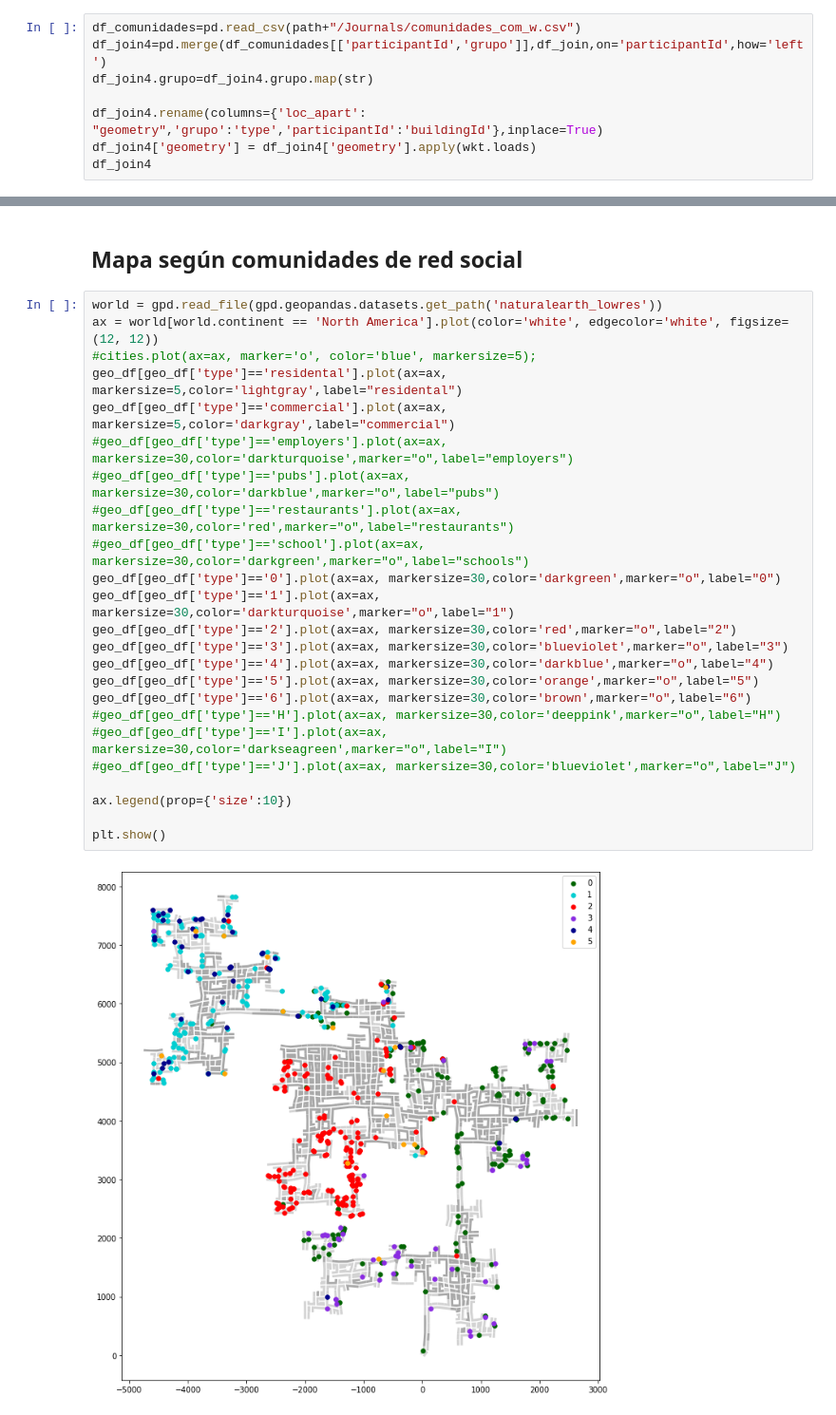
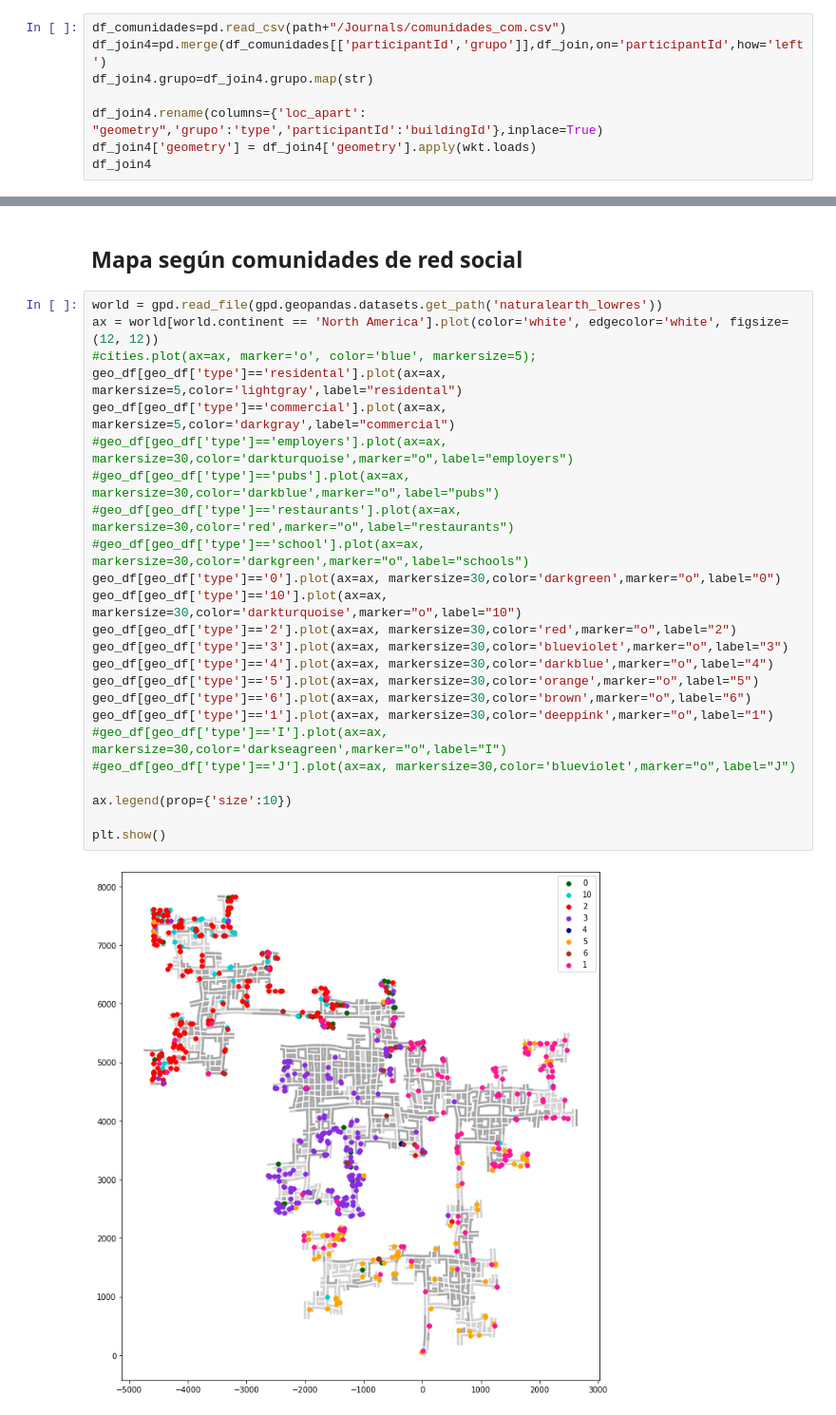
Before and after one commit to ffelicioni/tp_infoviz, a Jupyter notebook: Mapas_Vast_challenge.ipynb, the cells around one changed output, grey strips where cells are left out. Shown at 95% size. Cells and saved outputs as stored; diff of their text form.

```diff
--- a/Mapas_Vast_challenge.ipynb
+++ b/Mapas_Vast_challenge.ipynb
@@ -406,5 +408,5 @@ df_join3
 # %%
-df_comunidades=pd.read_csv(path+"/Journals/comunidades_com_w.csv")
+df_comunidades=pd.read_csv(path+"/Journals/comunidades_com.csv")
 df_join4=pd.merge(df_comunidades[['participantId','grupo']],df_join,on='participantId',how='left')
 df_join4.grupo=df_join4.grupo.map(str)
 
@@ -562,29 +564,29 @@ scatterplot
 # %%
 world = gpd.read_file(gpd.geopandas.datasets.get_path('naturalearth_lowres'))
 ax = world[world.continent == 'North America'].plot(color='white', edgecolor='white', figsize=(12, 12))
 #cities.plot(ax=ax, marker='o', color='blue', markersize=5);
 geo_df[geo_df['type']=='residental'].plot(ax=ax, markersize=5,color='lightgray',label="residental")
 geo_df[geo_df['type']=='commercial'].plot(ax=ax, markersize=5,color='darkgray',label="commercial")
 #geo_df[geo_df['type']=='employers'].plot(ax=ax, markersize=30,color='darkturquoise',marker="o",label="employers")
 #geo_df[geo_df['type']=='pubs'].plot(ax=ax, markersize=30,color='darkblue',marker="o",label="pubs")
 #geo_df[geo_df['type']=='restaurants'].plot(ax=ax, markersize=30,color='red',marker="o",label="restaurants")
 #geo_df[geo_df['type']=='school'].plot(ax=ax, markersize=30,color='darkgreen',marker="o",label="schools")
 geo_df[geo_df['type']=='0'].plot(ax=ax, markersize=30,color='darkgreen',marker="o",label="0")
-geo_df[geo_df['type']=='1'].plot(ax=ax, markersize=30,color='darkturquoise',marker="o",label="1")
+geo_df[geo_df['type']=='10'].plot(ax=ax, markersize=30,color='darkturquoise',marker="o",label="10")
 geo_df[geo_df['type']=='2'].plot(ax=ax, markersize=30,color='red',marker="o",label="2")
 geo_df[geo_df['type']=='3'].plot(ax=ax, markersize=30,color='blueviolet',marker="o",label="3")
 geo_df[geo_df['type']=='4'].plot(ax=ax, markersize=30,color='darkblue',marker="o",label="4")
 geo_df[geo_df['type']=='5'].plot(ax=ax, markersize=30,color='orange',marker="o",label="5")
 geo_df[geo_df['type']=='6'].plot(ax=ax, markersize=30,color='brown',marker="o",label="6")
-#geo_df[geo_df['type']=='H'].plot(ax=ax, markersize=30,color='deeppink',marker="o",label="H")
+geo_df[geo_df['type']=='1'].plot(ax=ax, markersize=30,color='deeppink',marker="o",label="1")
 #geo_df[geo_df['type']=='I'].plot(ax=ax, markersize=30,color='darkseagreen',marker="o",label="I")
 #geo_df[geo_df['type']=='J'].plot(ax=ax, markersize=30,color='blueviolet',marker="o",label="J")
 
 ax.legend(prop={'size':10})
 
 plt.show()
 # %% [output]
-[figure, old version]
+[figure, new version]
 # %%
 df_comunidades.grupo.value_counts()
 # %% [output]
```
Also changed, not shown: parts of 6 cells of this notebook.
